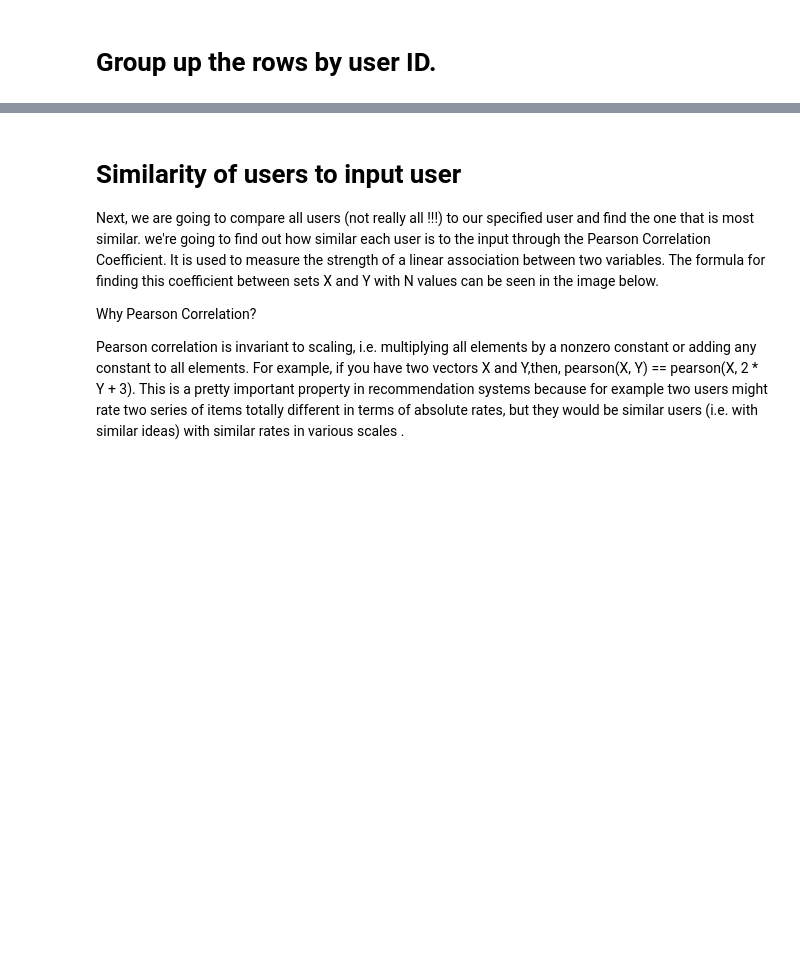
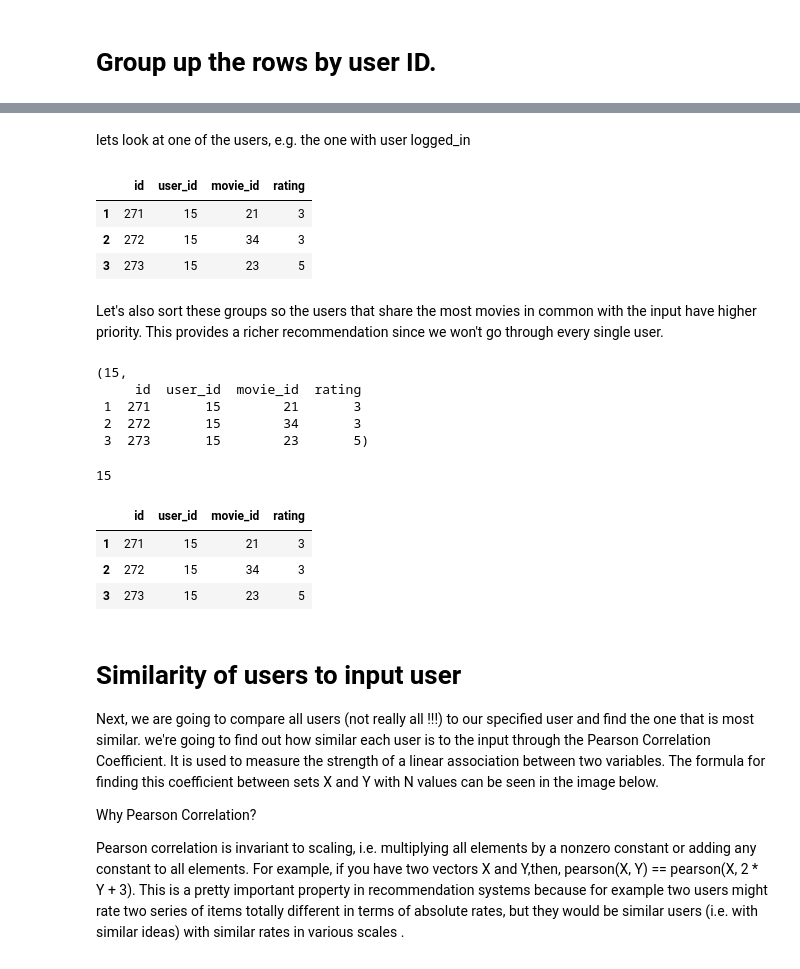
Before and after one commit to phokhaing/web_moview_recommendation_system, a Jupyter notebook: ml_algorithms.ipynb, the cells around one changed output, grey strips where cells are left out. Saved outputs shown, nothing was run; the diff lists cells and outputs as text; code cells hidden in the pictures; blank space fills up the shorter version.

```diff
--- a/ml_algorithms.ipynb
+++ b/ml_algorithms.ipynb
@@ -78,0 +65,12 @@ userRatings.head()
+# %% [markdown]
+lets look at one of the users, e.g. the one with user logged_in
+# %%
+current_user_logged_in = 15
+user_group_rating.get_group(current_user_logged_in)
+# %% [output]
+|  | id | user_id | movie_id | rating |
+| 1 | 271 | 15 | 21 | 3 |
+| 2 | 272 | 15 | 34 | 3 |
+| 3 | 273 | 15 | 23 | 5 |
+# %% [markdown]
+Let's also sort these groups so the users that share the most movies in common with the input have higher priority. This provides a richer recommendation since we won't go through every single user.
@@ -79,3 +80,27 @@ userRatings.head()
+# %%
+
+#Top most user with id 75 having all 5 similar moves watched
+userSubsetGroup[0]
+# %% [output]
+(15,
+     id  user_id  movie_id  rating
+ 1  271       15        21       3
+ 2  272       15        34       3
+ 3  273       15        23       5)
+# %%
+#name of top user group
+userSubsetGroup[0][0]
+# %% [output]
+15
+# %%
+
+#dataframe of top user group
+userSubsetGroup[0][1]
+# %% [output]
+|  | id | user_id | movie_id | rating |
+| 1 | 271 | 15 | 21 | 3 |
+| 2 | 272 | 15 | 34 | 3 |
+| 3 | 273 | 15 | 23 | 5 |
 # %% [markdown]
 # Similarity of users to input user
 Next, we are going to compare all users (not really all !!!) to our specified user and find the one that is most similar.
```
Also changed, not shown: parts of 24 cells of this notebook, 3 other files.
